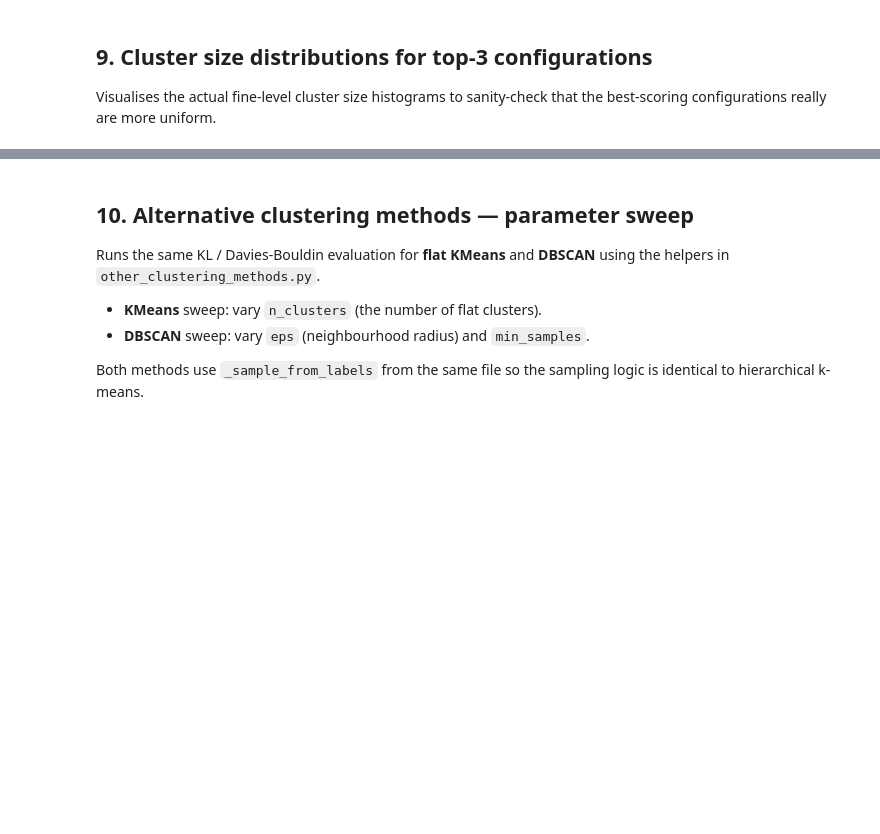
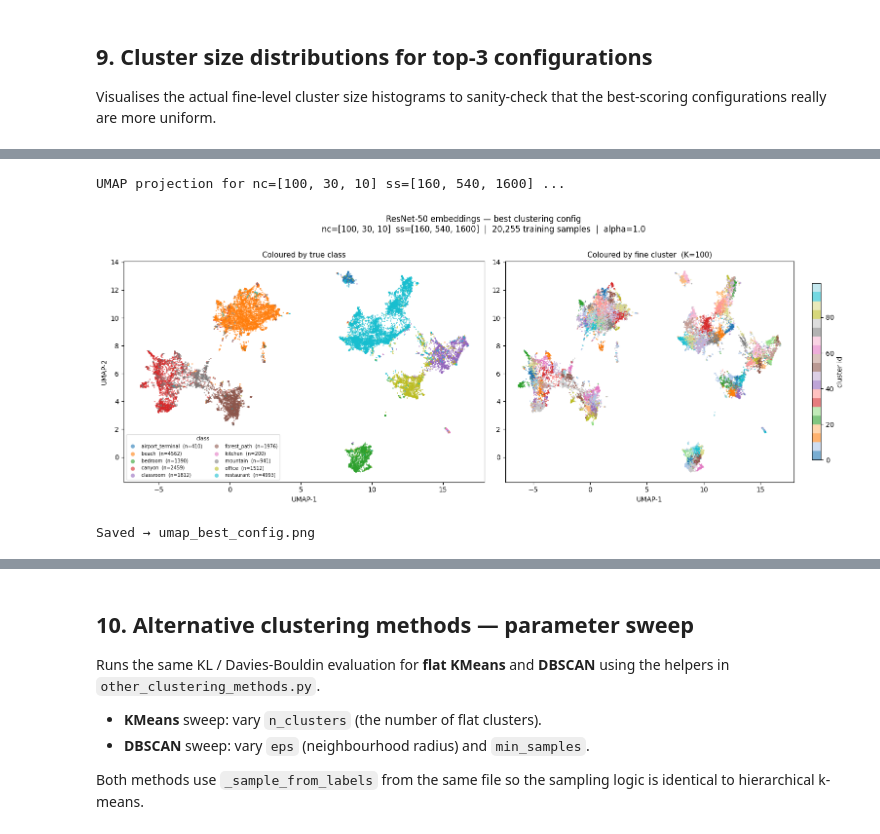
Before and after one commit to Micaet/WB2_Project, a Jupyter notebook: clustering_witk_kmeans_dbscan.ipynb, the cells around one changed output, grey strips where cells are left out. Cells and saved outputs as stored; diff of their text form; code cells hidden in the pictures; blank space fills up the shorter version.

```diff
--- a/clustering_witk_kmeans_dbscan.ipynb
+++ b/clustering_witk_kmeans_dbscan.ipynb
@@ -275,3 +279,7 @@ print("Embeddings saved successfully.")
+# %%
+embeddings = torch.load(f"dino_embeddings{ALPHA}_places365.pt", map_location="cpu", weights_only=True)
+embeddings_np = embeddings.numpy()
+embeddings = embeddings.to(device="mps", dtype=torch.float32)
 # %% [markdown]
 ## 4. Metric helpers
 
@@ -637,25 +720,29 @@ print("UMAP helpers defined.")
 # %%
 # Re-run clustering with the best parameters
 best_n_clusters   = eval(best["n_clusters"])
 best_sample_sizes = eval(best["sample_sizes"])
 
 set_seed(SEED)
 clusters_dict = hkmg.hierarchical_kmeans_with_resampling(
-    data=embeddings.to(device),
+    data=embeddings.cpu().float(),
     n_clusters=best_n_clusters,
     n_levels=len(best_n_clusters),
     sample_sizes=best_sample_sizes,
     verbose=False,
 )
 cl_best = HierarchicalCluster.from_dict(clusters_dict)
 
-true_labels = get_true_labels_for_subset(skewed_ds)
+true_labels = np.array(skewed_ds.targets)
 fine_labels = get_fine_level_labels(cl_best, len(skewed_ds))
 
 emb_2d = visualize_clusters_umap(
     embeddings, true_labels, fine_labels,
     best_n_clusters, best_sample_sizes, SEED, SYNSET_NAMES,
 )
+# %% [output]
+UMAP projection for nc=[100, 30, 10] ss=[160, 540, 1600] ...
+[figure, added]
+Saved → umap_best_config.png
 # %%
 def get_coarse_level_labels_fixed(cl, n_samples):
     fine_clusters   = cl.clusters[1]  # sample indices
```
Also changed, not shown: parts of 22 cells of this notebook, 4 other files.
